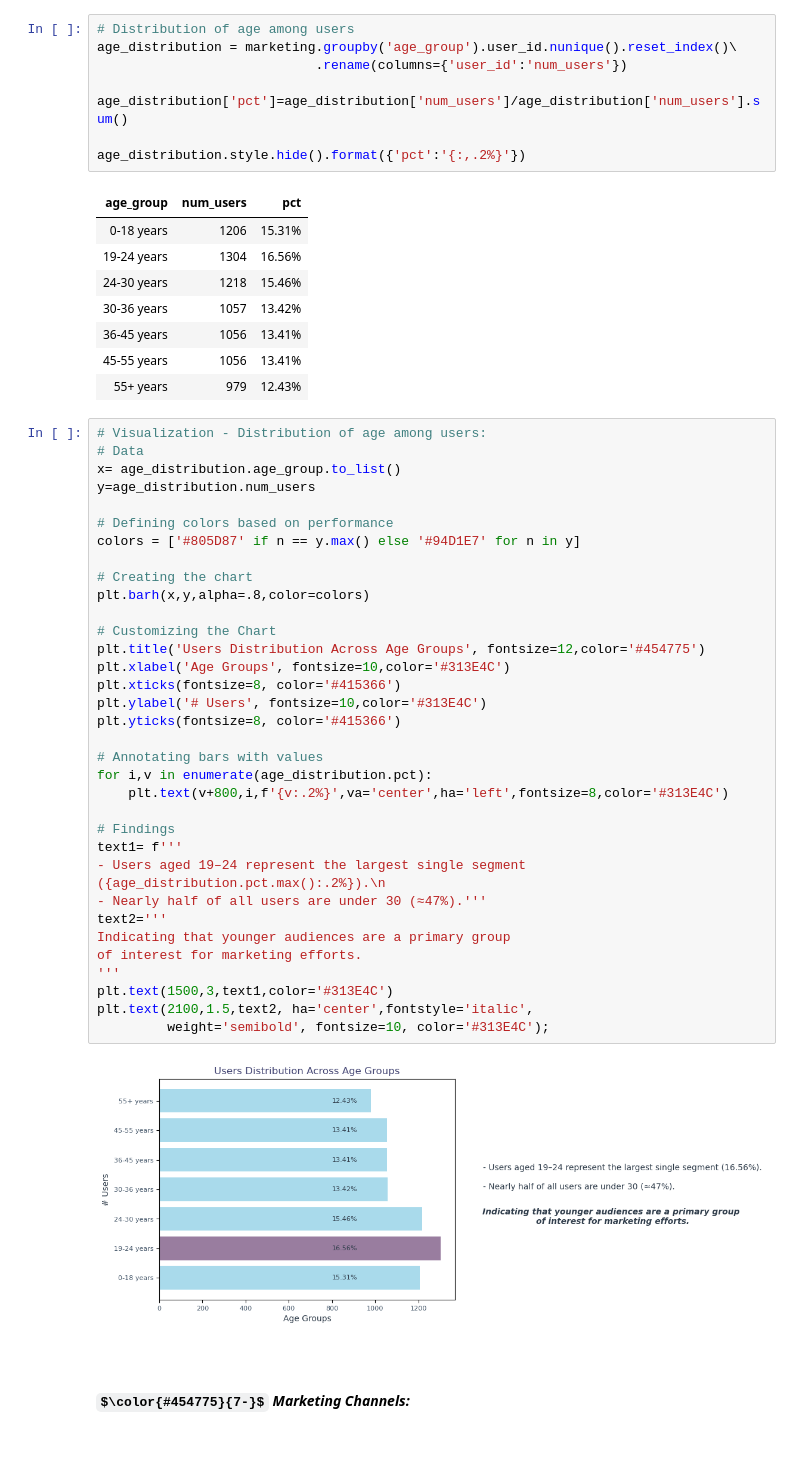
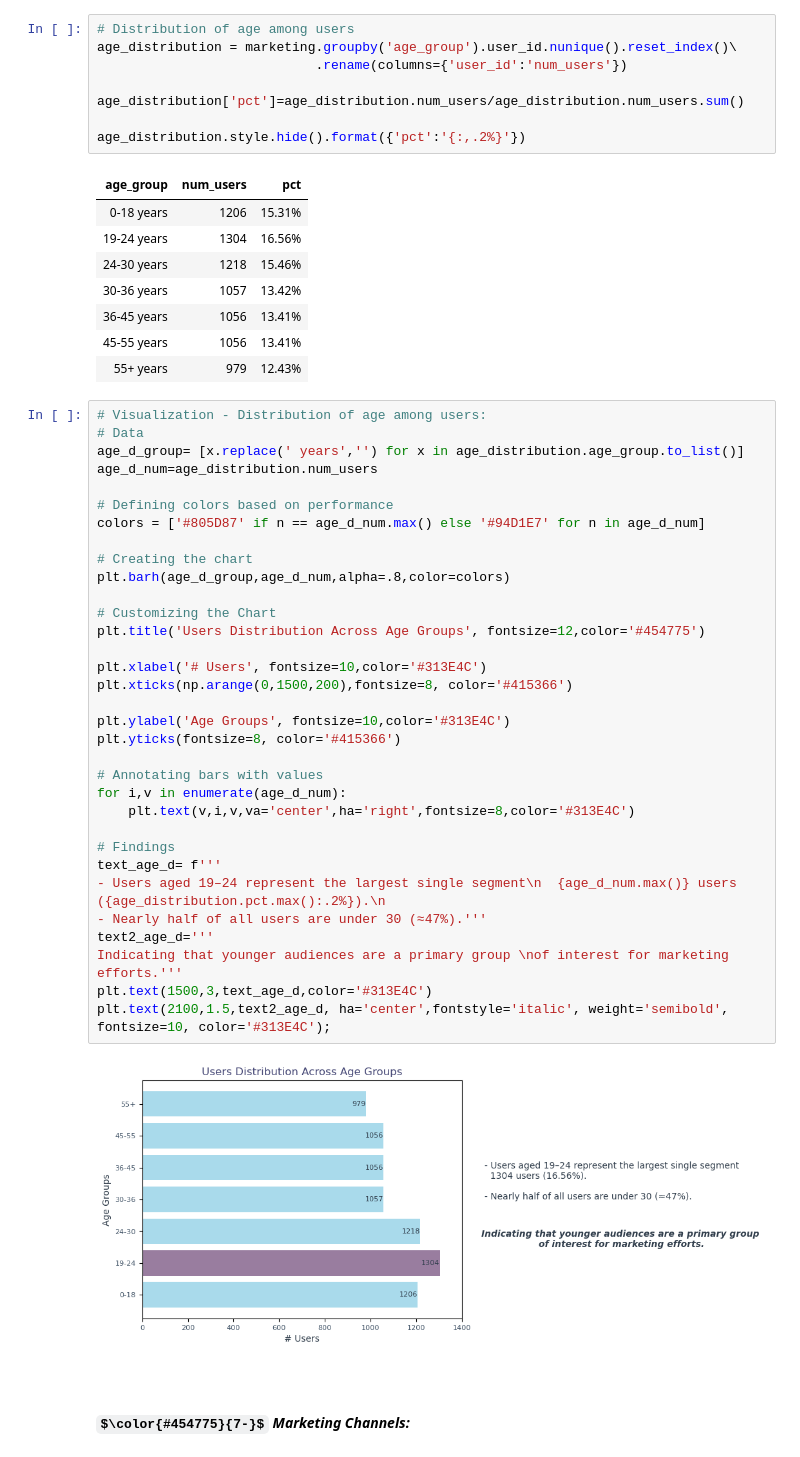
Before and after one commit to hend-a-ghafour/Analyzing_Marketing_Campaigns, a Jupyter notebook: Analyzing_Marketing_Campaigns.ipynb, the cells around one changed output. Cells and saved outputs as stored; diff of their text form; some formulas as TeX source.

```diff
--- a/Analyzing_Marketing_Campaigns.ipynb
+++ b/Analyzing_Marketing_Campaigns.ipynb
@@ -727,7 +716,7 @@ plt.text(16000,.3,text2, ha='center',fontstyle='italic',weight='semibold', fonts
 age_distribution = marketing.groupby('age_group').user_id.nunique().reset_index()\
                             .rename(columns={'user_id':'num_users'})
 
-age_distribution['pct']=age_distribution['num_users']/age_distribution['num_users'].sum()
+age_distribution['pct']=age_distribution.num_users/age_distribution.num_users.sum()
 
 age_distribution.style.hide().format({'pct':'{:,.2%}'})
 # %% [output]
@@ -742,39 +731,38 @@ age_distribution.style.hide().format({'pct':'{:,.2%}'})
 # %%
 # Visualization - Distribution of age among users:
 # Data
-x= age_distribution.age_group.to_list()
-y=age_distribution.num_users
+age_d_group= [x.replace(' years','') for x in age_distribution.age_group.to_list()]
+age_d_num=age_distribution.num_users
 
 # Defining colors based on performance
-colors = ['#805D87' if n == y.max() else '#94D1E7' for n in y]
+colors = ['#805D87' if n == age_d_num.max() else '#94D1E7' for n in age_d_num]
 
 # Creating the chart
-plt.barh(x,y,alpha=.8,color=colors)
+plt.barh(age_d_group,age_d_num,alpha=.8,color=colors)
 
 # Customizing the Chart
 plt.title('Users Distribution Across Age Groups', fontsize=12,color='#454775')
-plt.xlabel('Age Groups', fontsize=10,color='#313E4C')
-plt.xticks(fontsize=8, color='#415366')
-plt.ylabel('# Users', fontsize=10,color='#313E4C')
+
+plt.xlabel('# Users', fontsize=10,color='#313E4C')
+plt.xticks(np.arange(0,1500,200),fontsize=8, color='#415366')
+
+plt.ylabel('Age Groups', fontsize=10,color='#313E4C')
 plt.yticks(fontsize=8, color='#415366')
 
 # Annotating bars with values
-for i,v in enumerate(age_distribution.pct):
-    plt.text(v+800,i,f'{v:.2%}',va='center',ha='left',fontsize=8,color='#313E4C')
+for i,v in enumerate(age_d_num):
+    plt.text(v,i,v,va='center',ha='right',fontsize=8,color='#313E4C')
 
 # Findings
-text1= f'''
-- Users aged 19–24 represent the largest single segment ({age_distribution.pct.max():.2%}).\n
+text_age_d= f'''
+- Users aged 19–24 represent the largest single segment\n  {age_d_num.max()} users ({age_distribution.pct.max():.2%}).\n
 - Nearly half of all users are under 30 (≈47%).'''
-text2='''
-Indicating that younger audiences are a primary group
-of interest for marketing efforts.
-'''
-plt.text(1500,3,text1,color='#313E4C')
-plt.text(2100,1.5,text2, ha='center',fontstyle='italic',
-         weight='semibold', fontsize=10, color='#313E4C');
+text2_age_d='''
+Indicating that younger audiences are a primary group \nof interest for marketing efforts.'''
+plt.text(1500,3,text_age_d,color='#313E4C')
+plt.text(2100,1.5,text2_age_d, ha='center',fontstyle='italic', weight='semibold', fontsize=10, color='#313E4C');
 # %% [output]
-[figure, old version]
+[figure, new version]
 # %% [markdown]
 <br>
 
```
Also changed, not shown: parts of 37 cells of this notebook.
